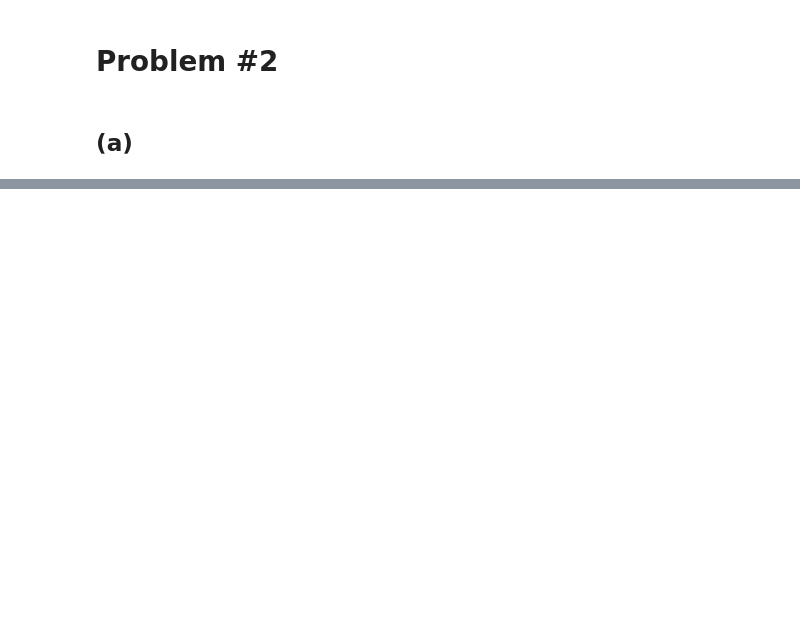
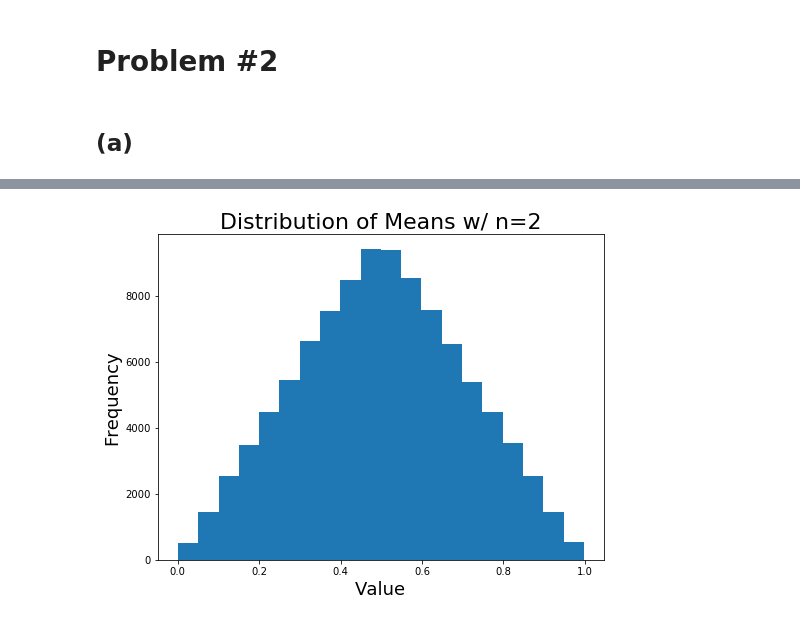
Before and after one commit to rfeinman/hw-mathtools, a Jupyter notebook: Feinman_Reuben_HW4/hw4.ipynb, the cells around one changed output, grey strips where cells are left out. Saved outputs shown, nothing was run; the diff lists cells and outputs as text; code cells hidden in the pictures; blank space fills up the shorter version.

```diff
--- a/Feinman_Reuben_HW4/hw4.ipynb
+++ b/Feinman_Reuben_HW4/hw4.ipynb
@@ -95,0 +157,7 @@ Counter({1: 98,
+# %%
+# Try it again with 100,000 samples
+samples = np.random.uniform(size=(100000, 2))
+means = samples.mean(axis=1)
+histogram_continuous(means, nbins=20, title="Distribution of Means w/ n=2")
+# %% [output]
+[figure, added]
```
Also changed, not shown: parts of 26 cells of this notebook.
